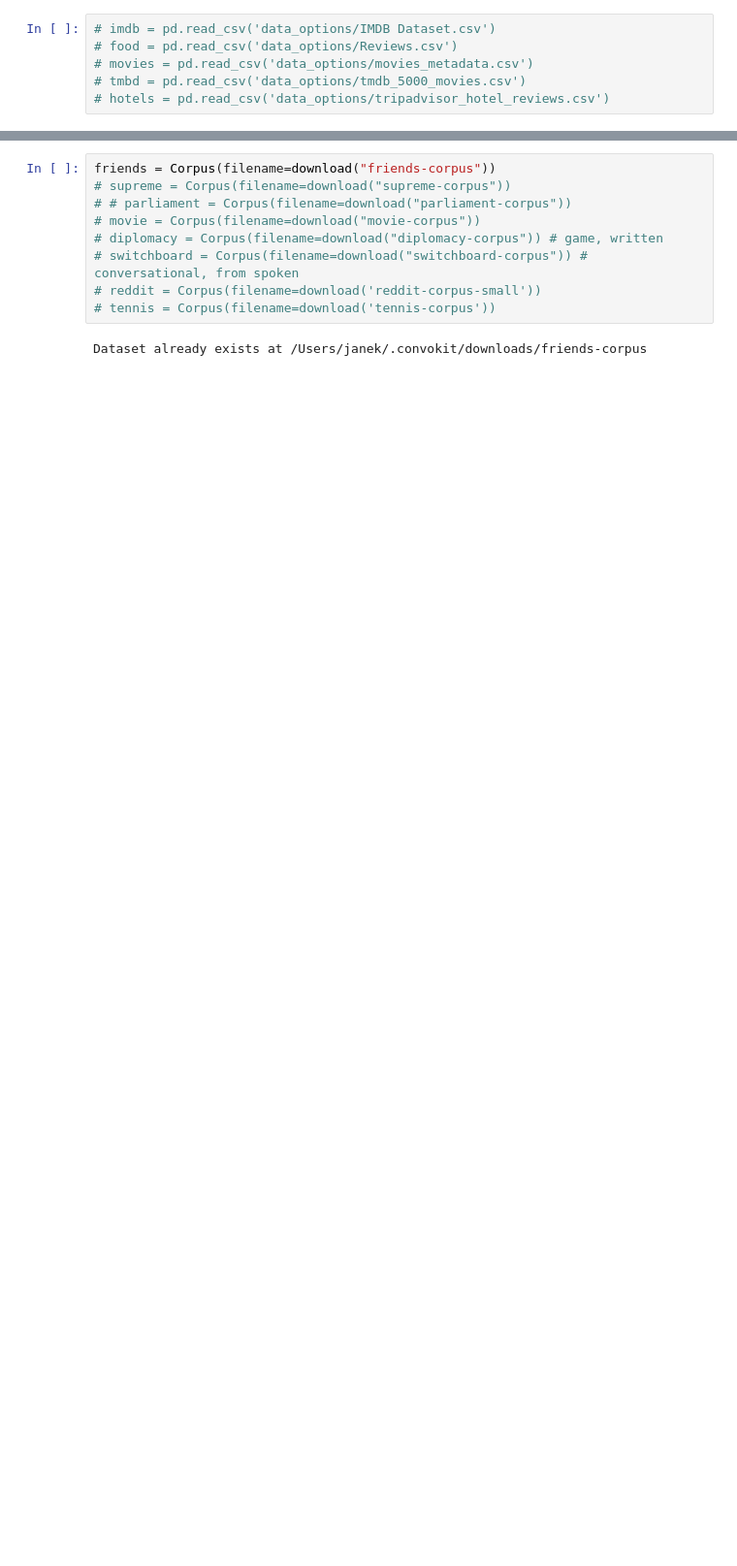
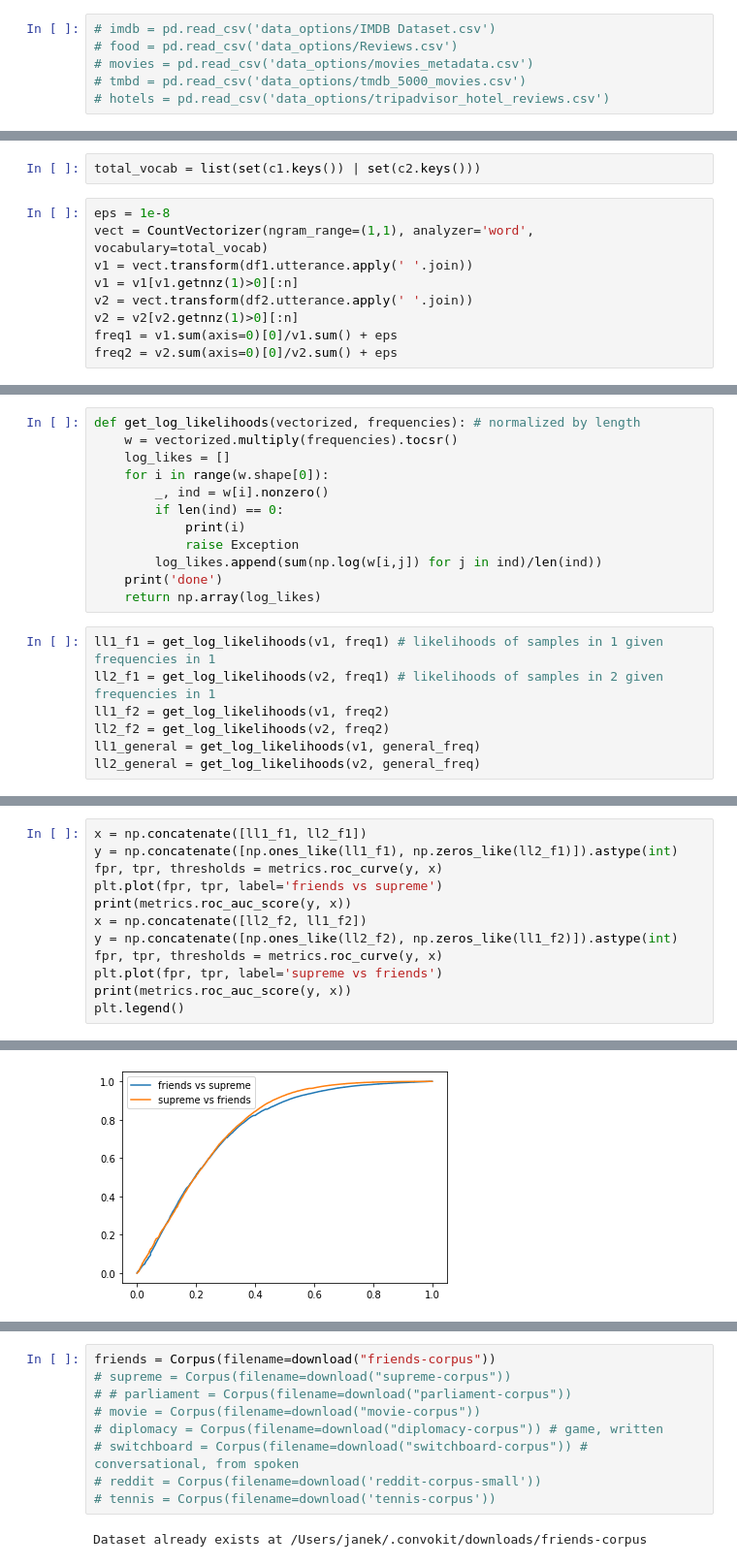
Before and after one commit to jlatko/text-anomaly-detection, a Jupyter notebook: data_analysis.ipynb, the cells around one changed output, grey strips where cells are left out. Shown at 97% size. Drawn from its saved outputs; the diff is of its cells as text; blank space fills up the shorter version.

```diff
--- a/data_analysis.ipynb
+++ b/data_analysis.ipynb
@@ -82,0 +164,11 @@ you    68.337775    friends-corpus
+# %%
+total_vocab = list(set(c1.keys()) | set(c2.keys()))
+# %%
+eps = 1e-8
+vect = CountVectorizer(ngram_range=(1,1), analyzer='word', vocabulary=total_vocab)
+v1 = vect.transform(df1.utterance.apply(' '.join))
+v1 = v1[v1.getnnz(1)>0][:n]
+v2 = vect.transform(df2.utterance.apply(' '.join))
+v2 = v2[v2.getnnz(1)>0][:n]
+freq1 = v1.sum(axis=0)[0]/v1.sum() + eps
+freq2 = v2.sum(axis=0)[0]/v2.sum() + eps
@@ -82,0 +179,19 @@ you    68.337775    friends-corpus
+# %%
+def get_log_likelihoods(vectorized, frequencies): # normalized by length
+    w = vectorized.multiply(frequencies).tocsr()
+    log_likes = []
+    for i in range(w.shape[0]):
+        _, ind = w[i].nonzero()
+        if len(ind) == 0:
+            print(i)
+            raise Exception
+        log_likes.append(sum(np.log(w[i,j]) for j in ind)/len(ind))
+    print('done')
+    return np.array(log_likes)
+# %%
+ll1_f1 = get_log_likelihoods(v1, freq1) # likelihoods of samples in 1 given frequencies in 1
+ll2_f1 = get_log_likelihoods(v2, freq1) # likelihoods of samples in 2 given frequencies in 1
+ll1_f2 = get_log_likelihoods(v1, freq2)
+ll2_f2 = get_log_likelihoods(v2, freq2)
+ll1_general = get_log_likelihoods(v1, general_freq)
+ll2_general = get_log_likelihoods(v2, general_freq)
@@ -82,0 +268,13 @@ you    68.337775    friends-corpus
+# %%
+x = np.concatenate([ll1_f1, ll2_f1])
+y = np.concatenate([np.ones_like(ll1_f1), np.zeros_like(ll2_f1)]).astype(int)
+fpr, tpr, thresholds = metrics.roc_curve(y, x)
+plt.plot(fpr, tpr, label='friends vs supreme')
+print(metrics.roc_auc_score(y, x))
+x = np.concatenate([ll2_f2, ll1_f2])
+y = np.concatenate([np.ones_like(ll2_f2), np.zeros_like(ll1_f2)]).astype(int)
+fpr, tpr, thresholds = metrics.roc_curve(y, x)
+plt.plot(fpr, tpr, label='supreme vs friends')
+print(metrics.roc_auc_score(y, x))
+plt.legend()
+# %% [output]
@@ -82,0 +284 @@ you    68.337775    friends-corpus
+[figure, added]
```
Also changed, not shown: parts of 26 cells of this notebook, 4 other files.
